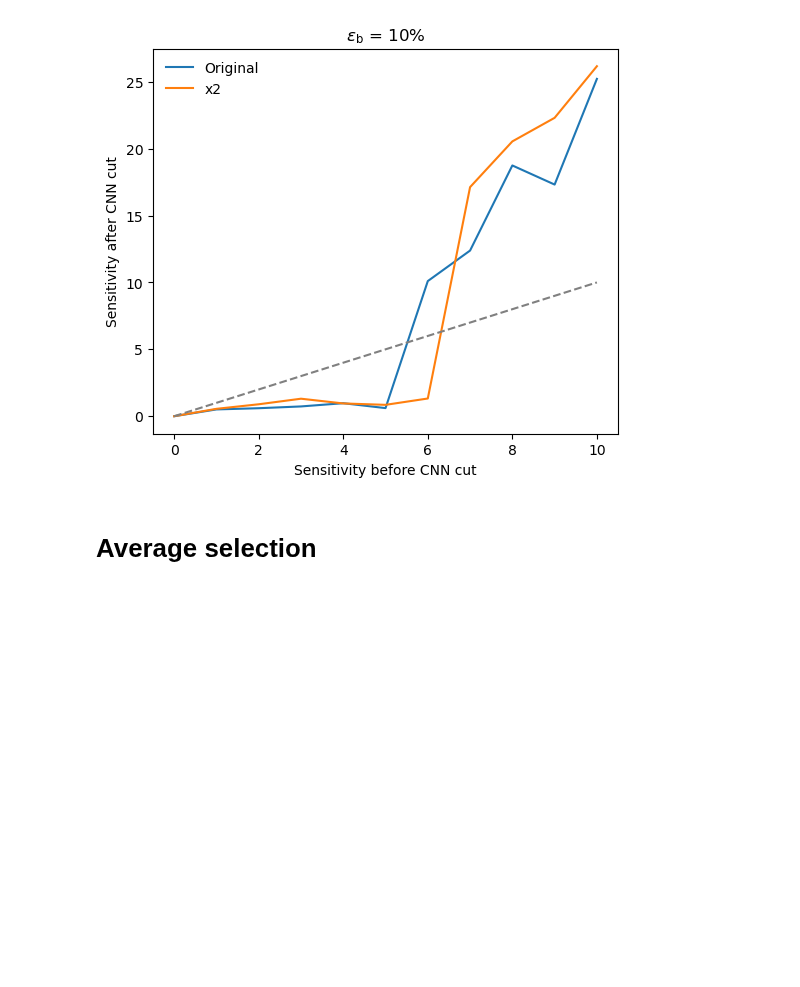
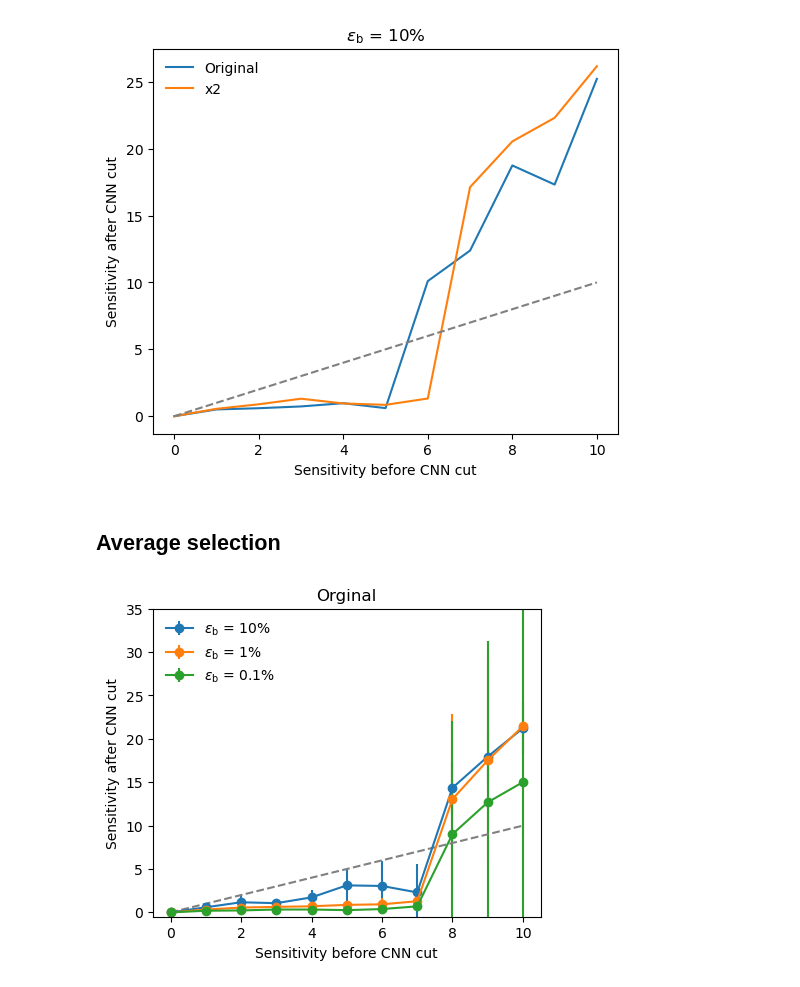
Before and after one commit to r10222035/data_augmentation, a Jupyter notebook: CNN/CNN_selection.ipynb, the cells around one changed output. Saved outputs shown, nothing was run; the diff lists cells and outputs as text; code cells hidden in the pictures; blank space fills up the shorter version.

```diff
--- a/CNN/CNN_selection.ipynb
+++ b/CNN/CNN_selection.ipynb
@@ -208,7 +206,47 @@ plt.show()
 # %% [output]
 [figure]
 # %% [markdown]
-# Average selection
+## Average selection
 # %%
 file_name = './CWoLa_Hunting_Hidden_Valley_training_results.csv'
 df = pd.read_csv(file_name)
+# %%
+def get_sensitivity_and_std(model_name_format):
+    # sensitivities after CWoLa selection with different background efficiencies 10%, 1%, 0.1%
+    sensitivities = [[], [], []]
+    stds = [[], [], []]
+
+    for i in range(11):
+        model_name = model_name_format.format(i)
+
+        scale_factor = df[df['Model Name'] == model_name]['TPR/FPR^0.5: FPR=0.1']
+        sensitivities[0].append(i * scale_factor.mean())
+        stds[0].append(i * scale_factor.std())
+        scale_factor = df[df['Model Name'] == model_name]['TPR/FPR^0.5: FPR=0.01']
+        sensitivities[1].append(i * scale_factor.mean())
+        stds[1].append(i * scale_factor.std())
+        scale_factor = df[df['Model Name'] == model_name]['TPR/FPR^0.5: FPR=0.001']
+        sensitivities[2].append(i * scale_factor.mean())
+        stds[2].append(i * scale_factor.std())
+
+    return np.array(sensitivities), np.array(stds)
+# %%
+sensitivities, stds = get_sensitivity_and_std('SB_{:.1f}_new')
+
+fig, ax = plt.subplots(1, 1, figsize=(5,4))
+
+ax.errorbar(range(11), sensitivities[0], yerr=stds[0], label='$\epsilon_\mathrm{b}$ = 10%', marker='o')
+ax.errorbar(range(11), sensitivities[1], yerr=stds[1], label='$\epsilon_\mathrm{b}$ = 1%', marker='o')
+ax.errorbar(range(11), sensitivities[2], yerr=stds[2], label='$\epsilon_\mathrm{b}$ = 0.1%', marker='o')
+ax.plot(range(11), range(11), '--', color='grey')
+
+ax.set_title('Orginal')
+ax.set_xlabel('Sensitivity before CNN cut')
+ax.set_ylabel('Sensitivity after CNN cut')
+ax.set_ylim(-0.5, 35)
+ax.legend(frameon=False, loc='upper left')
+
+plt.savefig('../figures/HVmodel_sensitivity_improvement_original.png', dpi=300, facecolor='White', bbox_inches='tight')
+plt.show()
+# %% [output]
+[figure, added]
```
Also changed, not shown: parts of 7 cells of this notebook, 8 other files.
